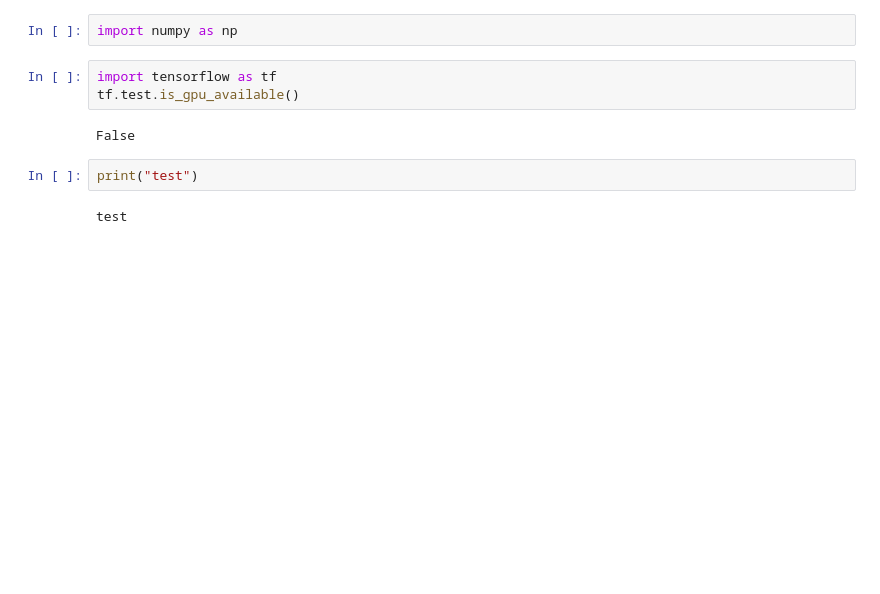
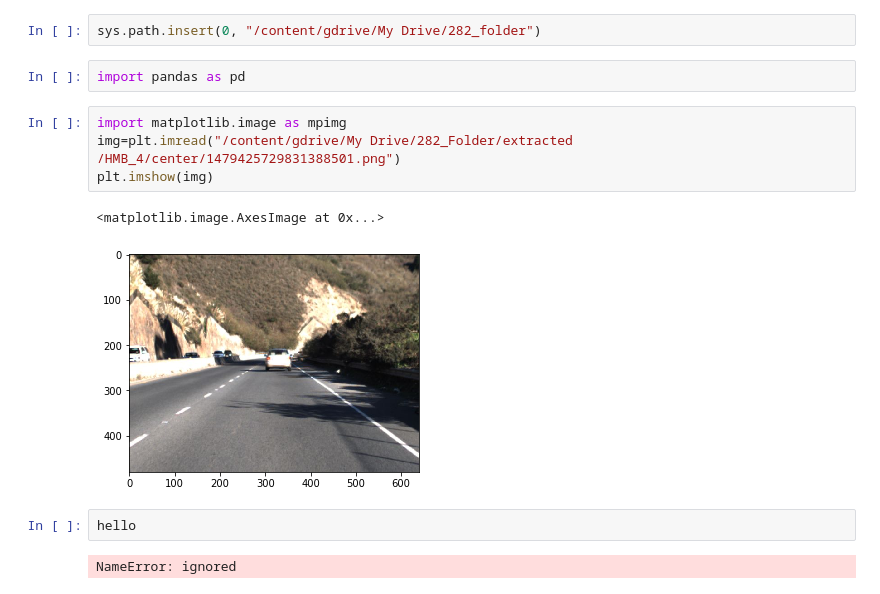
Before and after one commit to kbyagnik/udacity_selfDriving, a Jupyter notebook: 282_NB1.ipynb, the cells around one changed output. Drawn from its saved outputs; the diff is of its cells as text; blank space fills up the shorter version.

```diff
--- a/282_NB1.ipynb
+++ b/282_NB1.ipynb
@@ -7,11 +17,15 @@ Hiii
+# %%
+sys.path.insert(0, "/content/gdrive/My Drive/282_folder")
 # %%
-import numpy as np
+import pandas as pd
-# %%
-import tensorflow as tf
-tf.test.is_gpu_available()
-# %% [output]
-False
-# %%
-print("test")
-# %% [output]
-test
+# %%
+import matplotlib.image as mpimg
+img=plt.imread("/content/gdrive/My Drive/282_Folder/extracted /HMB_4/center/1479425729831388501.png")
+plt.imshow(img)
+# %% [output]
+<matplotlib.image.AxesImage at 0x...>
+[figure, added]
+# %%
+hello
+# %% [output]
+NameError: ignored
```
Also changed, not shown: parts of 3 cells of this notebook.
